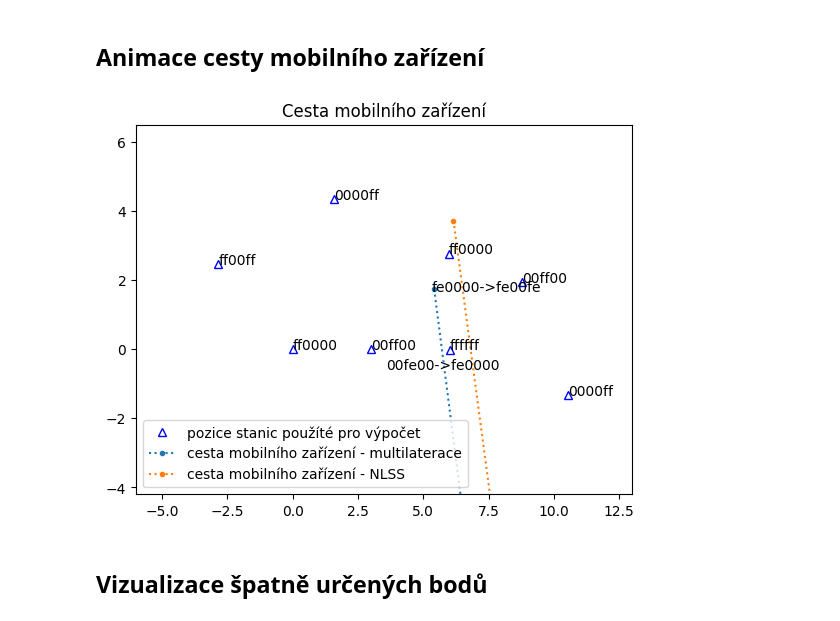
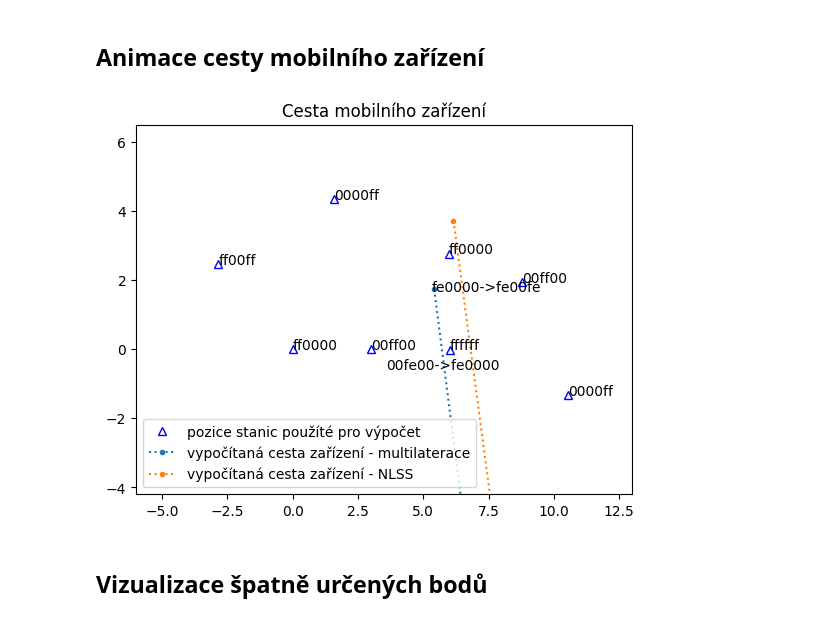
Before and after one commit to danielkurek/imf, a Jupyter notebook: result/plot-locations.ipynb, the cells around one changed output. Saved outputs shown, nothing was run; the diff lists cells and outputs as text; code cells hidden in the pictures.

Commit message:
update labels in animation

```diff
--- a/result/plot-locations.ipynb
+++ b/result/plot-locations.ipynb
@@ -378,19 +378,19 @@ A=[ 6.01 -0.01], b = -12.505149999999993
 # %%
 fig, ax = plt.subplots()
 # ax.plot(real["x"], real["y"], "o", fillstyle="none", color="0.6", label="reálné pozice stanic")
 ax.plot(final["x"], final["y"], "^b", fillstyle="none", label="pozice stanic použíté pro výpočet")
 
 for i in range(len(final)):
     node = final.iloc[i]
     ax.annotate(node["color"], (node["x"], node["y"]))
-ln1, = ax.plot([], [], ".:", label="cesta mobilního zařízení - multilaterace")
-ln2, = ax.plot([], [], ".:", label="cesta mobilního zařízení - NLSS")
+ln1, = ax.plot([], [], ".:", label="vypočítaná cesta zařízení - multilaterace")
+ln2, = ax.plot([], [], ".:", label="vypočítaná cesta zařízení - NLSS")
 ax.legend(loc="lower left")
 ax.set_title("Cesta mobilního zařízení")
 ani = animate_path(fig, ax, ln1, ln2, data_mobile.iloc[1:], x_limits=[-6,13], y_limits=[-4.2,6.5], annotations_count=2)
 ani.save(f"{output_dir}finding-color-mobile-path.mp4", dpi=300)
 # %% [output]
-[figure, old version]
+[figure, new version]
 # %% [markdown]
 ## Vizualizace špatně určených bodů
 # %%
```
Also changed, not shown: 1 other file.
